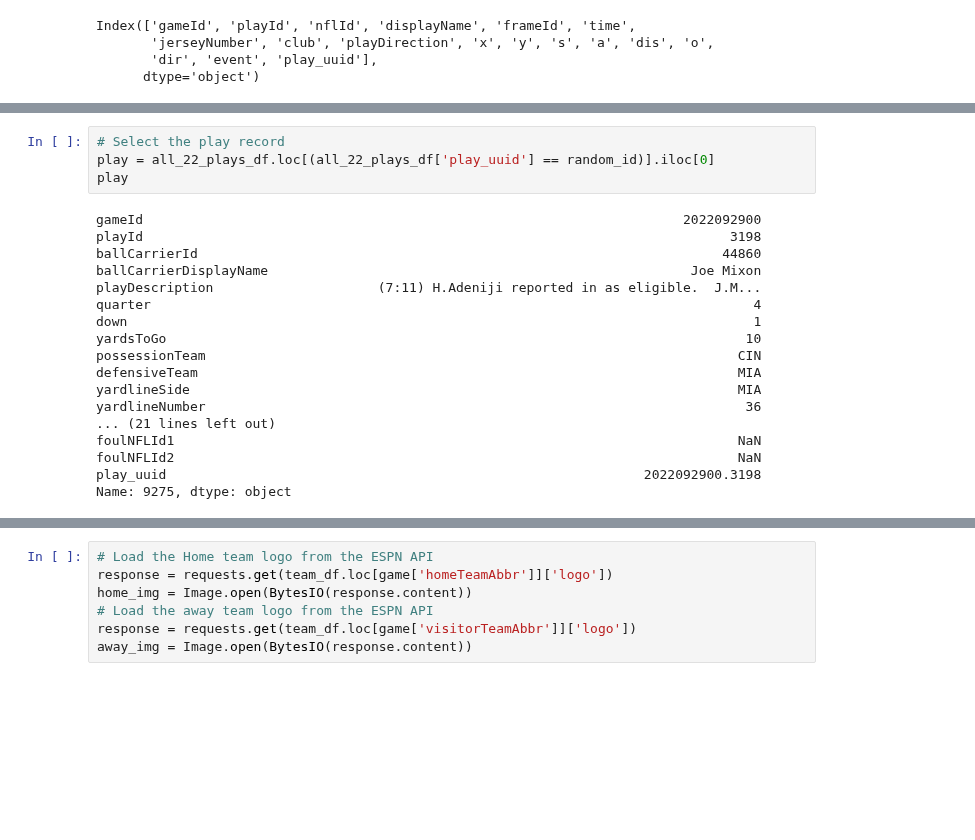
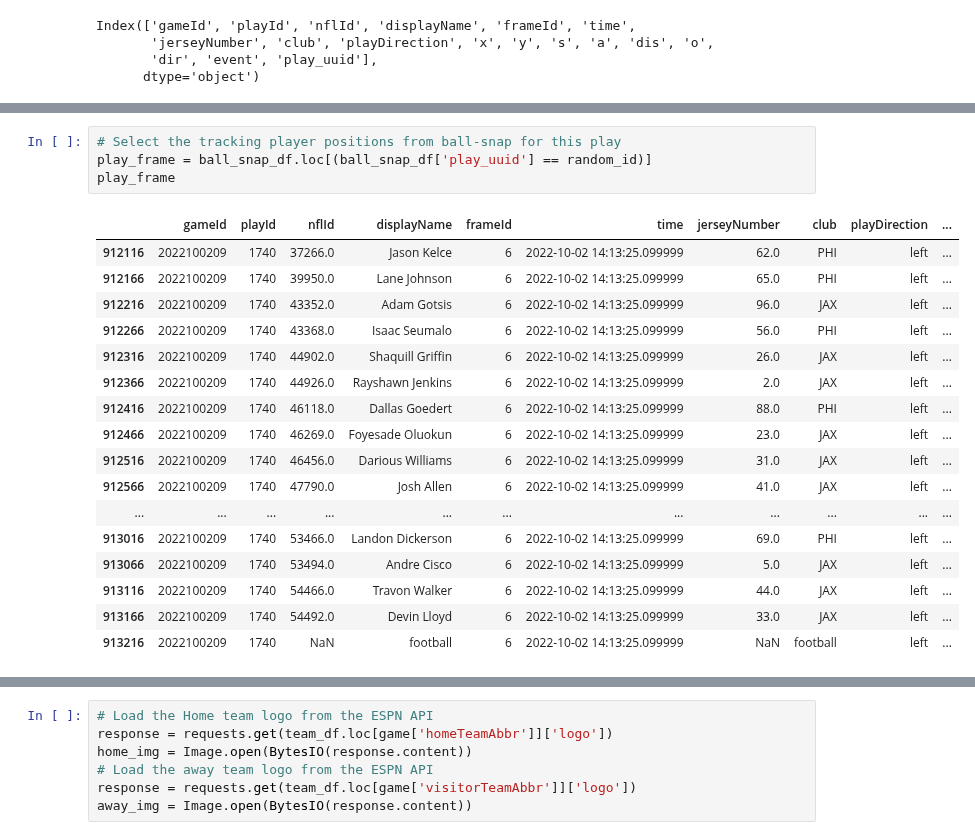
Before and after one commit to rfe123/umn_data_project_004, a Jupyter notebook: umn_data_project_004_nfl.ipynb, the cells around one changed output, grey strips where cells are left out. Cells and saved outputs as stored; diff of their text form; blank space fills up the shorter version.

```diff
--- a/umn_data_project_004_nfl.ipynb
+++ b/umn_data_project_004_nfl.ipynb
@@ -253,22 +253,22 @@ play_frame
-# %%
-# Select the play record
-play = all_22_plays_df.loc[(all_22_plays_df['play_uuid'] == random_id)].iloc[0]
-play
-# %% [output]
-gameId                                                                     2022092900
-playId                                                                           3198
-ballCarrierId                                                                   44860
-ballCarrierDisplayName                                                      Joe Mixon
-playDescription                     (7:11) H.Adeniji reported in as eligible.  J.M...
-quarter                                                                             4
-down                                                                                1
-yardsToGo                                                                          10
-possessionTeam                                                                    CIN
-defensiveTeam                                                                     MIA
-yardlineSide                                                                      MIA
-yardlineNumber                                                                     36
-... (21 lines left out)
-foulNFLId1                                                                        NaN
-foulNFLId2                                                                        NaN
-play_uuid                                                             2022092900.3198
-Name: 9275, dtype: object
+# %%
+# Select the tracking player positions from ball-snap for this play
+play_frame = ball_snap_df.loc[(ball_snap_df['play_uuid'] == random_id)]
+play_frame
+# %% [output]
+|  | gameId | playId | nflId | displayName | frameId | time | jerseyNumber | club | playDirection | ... |
+| 912116 | 2022100209 | 1740 | 37266.0 | Jason Kelce | 6 | 2022-10-02 14:13:25.099999 | 62.0 | PHI | left | ... |
+| 912166 | 2022100209 | 1740 | 39950.0 | Lane Johnson | 6 | 2022-10-02 14:13:25.099999 | 65.0 | PHI | left | ... |
+| 912216 | 2022100209 | 1740 | 43352.0 | Adam Gotsis | 6 | 2022-10-02 14:13:25.099999 | 96.0 | JAX | left | ... |
+| 912266 | 2022100209 | 1740 | 43368.0 | Isaac Seumalo | 6 | 2022-10-02 14:13:25.099999 | 56.0 | PHI | left | ... |
+| 912316 | 2022100209 | 1740 | 44902.0 | Shaquill Griffin | 6 | 2022-10-02 14:13:25.099999 | 26.0 | JAX | left | ... |
+| 912366 | 2022100209 | 1740 | 44926.0 | Rayshawn Jenkins | 6 | 2022-10-02 14:13:25.099999 | 2.0 | JAX | left | ... |
+| 912416 | 2022100209 | 1740 | 46118.0 | Dallas Goedert | 6 | 2022-10-02 14:13:25.099999 | 88.0 | PHI | left | ... |
+| 912466 | 2022100209 | 1740 | 46269.0 | Foyesade Oluokun | 6 | 2022-10-02 14:13:25.099999 | 23.0 | JAX | left | ... |
+| 912516 | 2022100209 | 1740 | 46456.0 | Darious Williams | 6 | 2022-10-02 14:13:25.099999 | 31.0 | JAX | left | ... |
+| 912566 | 2022100209 | 1740 | 47790.0 | Josh Allen | 6 | 2022-10-02 14:13:25.099999 | 41.0 | JAX | left | ... |
+| ... | ... | ... | ... | ... | ... | ... | ... | ... | ... | ... |
+| 913016 | 2022100209 | 1740 | 53466.0 | Landon Dickerson | 6 | 2022-10-02 14:13:25.099999 | 69.0 | PHI | left | ... |
+| 913066 | 2022100209 | 1740 | 53494.0 | Andre Cisco | 6 | 2022-10-02 14:13:25.099999 | 5.0 | JAX | left | ... |
+| 913116 | 2022100209 | 1740 | 54466.0 | Travon Walker | 6 | 2022-10-02 14:13:25.099999 | 44.0 | JAX | left | ... |
+| 913166 | 2022100209 | 1740 | 54492.0 | Devin Lloyd | 6 | 2022-10-02 14:13:25.099999 | 33.0 | JAX | left | ... |
+| 913216 | 2022100209 | 1740 | NaN | football | 6 | 2022-10-02 14:13:25.099999 | NaN | football | left | ... |
```
Also changed, not shown: parts of 4 cells of this notebook.
